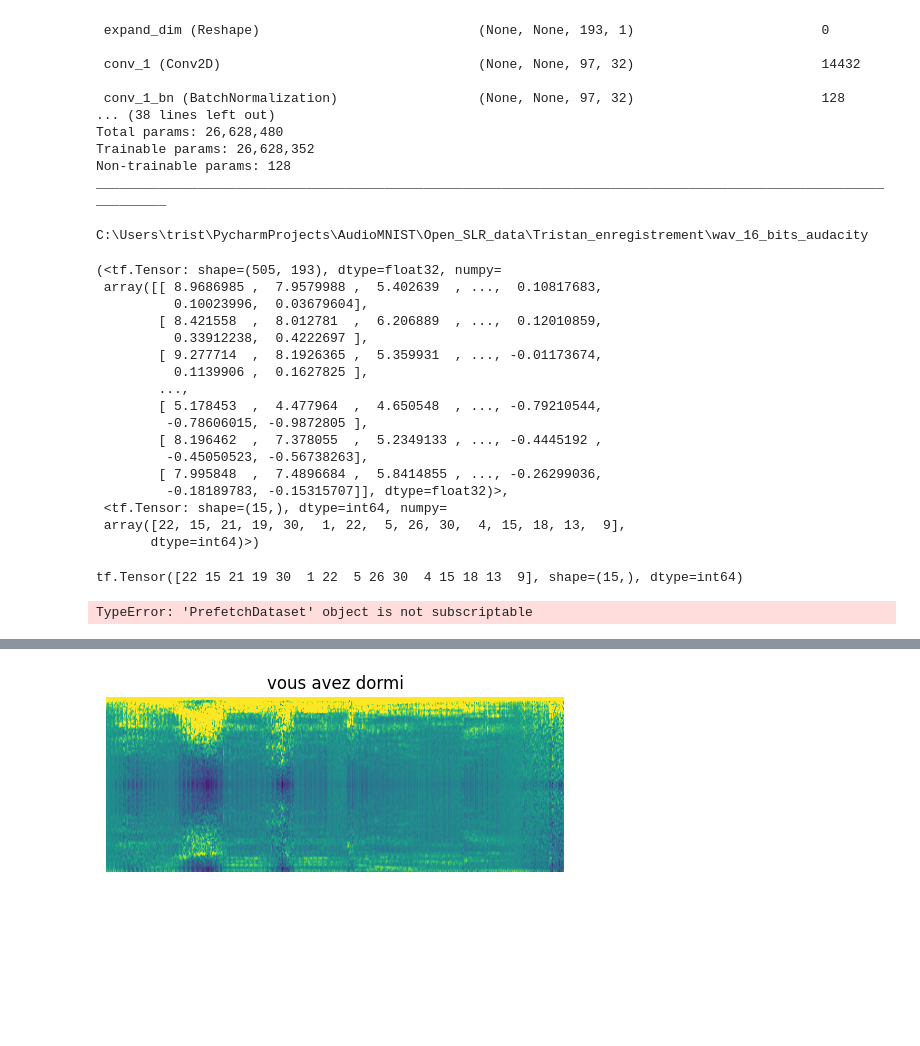
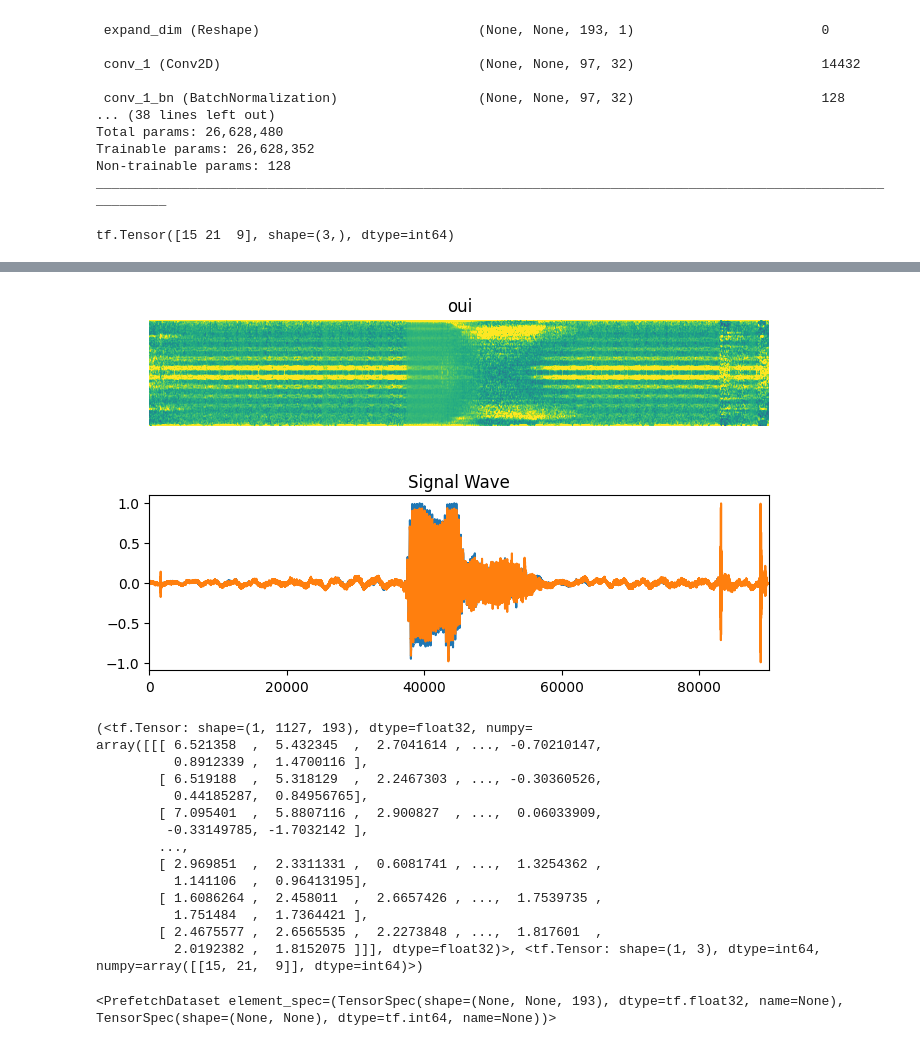
Before and after one commit to Atomme1/AudioMNIST, a Jupyter notebook: transcript_one_audio.ipynb, the cells around one changed output, grey strips where cells are left out. Drawn from its saved outputs; the diff is of its cells as text; code cells hidden in the pictures; blank space fills up the shorter version.

```diff
--- a/transcript_one_audio.ipynb
+++ b/transcript_one_audio.ipynb
@@ -24,7 +24,7 @@ frame_step = 160
 # If not provided, uses the smallest power of 2 enclosing frame_length.
 fft_length = 384
 
-wavs_path ="C://Users//trist//PycharmProjects//AudioMNIST//Open_SLR_data//Tristan_enregistrement//wav_16_bits_audacity//"
+wavs_path ="C://Users//trist//PycharmProjects//AudioMNIST//Open_SLR_data//Tristan_enregistrement//wav_tristan//"
 def encode_single_sample(wav_file, label):
     ###########################################
     ##  Process the Audio
@@ -34,7 +34,7 @@ def encode_single_sample(wav_file, label):
     # 2. Decode the wav file
     audio, _ = tf.audio.decode_wav(file)
     audio = tf.reshape(audio, [-1, 1])
-    audio = tf.squeeze(audio, axis=-1)
+    audio = tf.squeeze(audio, axis=[-1])
     # 3. Change type to float
     audio = tf.cast(audio, tf.float32)
     # 4. Get the spectrogram
@@ -65,10 +65,12 @@ def encode_single_sample(wav_file, label):
 ##########################################
 # 1. Read wav file
 
-file = tf.io.read_file(wavs_path+ "tristan_enregistrement_audacity_1.wav")
+#file = tf.io.read_file(wavs_path+ "emilie_non.wav")
 # 2. Decode the wav file
-audio, _ = tf.audio.decode_wav(file)
+#audio, _ = tf.audio.decode_wav(file)
+#audio = tf.squeeze(audio, axis=[-1])
+
 #print(tf.audio.decode_wav(file))
-print(audio)
-n = tf.reshape(audio,[-1, 1])
-print(n)
+#print(audio)
+#n = tf.reshape(audio,[-1, 1])
+#print(n)
@@ -172,26 +158,7 @@ Trainable params: 26,628,352
 Non-trainable params: 128
 ______________________________________________________________________________________________________________
 # %%
-print(os.getcwd())
-os.chdir("C://Users//trist/PycharmProjects//AudioMNIST//Open_SLR_data//Tristan_enregistrement//wav_16_bits_audacity")
-
-encode_single_sample("tristan_enregistrement_audacity_1.wav", "vous avez dormi")
+# print(os.getcwd())
+# os.chdir("C://Users//trist/PycharmProjects//AudioMNIST//Open_SLR_data//Tristan_enregistrement//wav_16_bits_audacity_tristan_vlc")
+#
+# encode_single_sample("tristan_enregistrement_audacity_1.wav", "vous avez dormi")
-# %% [output]
-C:\Users\trist\PycharmProjects\AudioMNIST\Open_SLR_data\Tristan_enregistrement\wav_16_bits_audacity
-(<tf.Tensor: shape=(505, 193), dtype=float32, numpy=
- array([[ 8.9686985 ,  7.9579988 ,  5.402639  , ...,  0.10817683,
-          0.10023996,  0.03679604],
-        [ 8.421558  ,  8.012781  ,  6.206889  , ...,  0.12010859,
-          0.33912238,  0.4222697 ],
-        [ 9.277714  ,  8.1926365 ,  5.359931  , ..., -0.01173674,
-          0.1139906 ,  0.1627825 ],
-        ...,
-        [ 5.178453  ,  4.477964  ,  4.650548  , ..., -0.79210544,
-         -0.78606015, -0.9872805 ],
-        [ 8.196462  ,  7.378055  ,  5.2349133 , ..., -0.4445192 ,
-         -0.45050523, -0.56738263],
-        [ 7.995848  ,  7.4896684 ,  5.8414855 , ..., -0.26299036,
-         -0.18189783, -0.15315707]], dtype=float32)>,
- <tf.Tensor: shape=(15,), dtype=int64, numpy=
- array([22, 15, 21, 19, 30,  1, 22,  5, 26, 30,  4, 15, 18, 13,  9],
-       dtype=int64)>)
@@ -209,7 +188,8 @@ validation_dataset = (
 )
 # %%
 fig = plt.figure(figsize=(8, 5))
-for batch in validation_dataset.take(2):
+i=0
+for batch in validation_dataset:
     spectrogram = batch[0][0].numpy()
     spectrogram = np.array([np.trim_zeros(x) for x in np.transpose(spectrogram)])
     label = batch[1][0]
@@ -221,7 +201,7 @@ for batch in validation_dataset.take(2):
     ax.set_title(label)
     ax.axis("off")
     # Wav
-    file = tf.io.read_file(wavs_path + list(validation_dataset["wav"])[0])
+    file = tf.io.read_file(wavs_path + list(df_val["wav"])[0])
     audio, _ = tf.audio.decode_wav(file)
     audio = audio.numpy()
     ax = plt.subplot(2, 1, 2)
@@ -229,7 +209,7 @@ for batch in validation_dataset.take(2):
     ax.set_title("Signal Wave")
     ax.set_xlim(0, len(audio))
     display.display(display.Audio(np.transpose(audio), rate=16000))
-plt.show()
+    i+=3
+    plt.show()
 # %% [output]
-tf.Tensor([22 15 21 19 30  1 22  5 26 30  4 15 18 13  9], shape=(15,), dtype=int64)
+tf.Tensor([15 21  9], shape=(3,), dtype=int64)
-TypeError: 'PrefetchDataset' object is not subscriptable
@@ -236,4 +217,24 @@ TypeError: 'PrefetchDataset' object is not subscriptable
-[figure, old version]
+[figure, new version]
+# %%
+for element in validation_dataset:
+  print(element)
+# %% [output]
+(<tf.Tensor: shape=(1, 1127, 193), dtype=float32, numpy=
+array([[[ 6.521358  ,  5.432345  ,  2.7041614 , ..., -0.70210147,
+          0.8912339 ,  1.4700116 ],
+        [ 6.519188  ,  5.318129  ,  2.2467303 , ..., -0.30360526,
+          0.44185287,  0.84956765],
+        [ 7.095401  ,  5.8807116 ,  2.900827  , ...,  0.06033909,
+         -0.33149785, -1.7032142 ],
+        ...,
+        [ 2.969851  ,  2.3311331 ,  0.6081741 , ...,  1.3254362 ,
+          1.141106  ,  0.96413195],
+        [ 1.6086264 ,  2.458011  ,  2.6657426 , ...,  1.7539735 ,
+          1.751484  ,  1.7364421 ],
+        [ 2.4675577 ,  2.6565535 ,  2.2273848 , ...,  1.817601  ,
+          2.0192382 ,  1.8152075 ]]], dtype=float32)>, <tf.Tensor: shape=(1, 3), dtype=int64, numpy=array([[15, 21,  9]], dtype=int64)>)
 # %%
 validation_dataset
+# %% [output]
+<PrefetchDataset element_spec=(TensorSpec(shape=(None, None, 193), dtype=tf.float32, name=None), TensorSpec(shape=(None, None), dtype=tf.int64, name=None))>
 # %%
```
Also changed, not shown: parts of 8 cells of this notebook, 1 other file.
